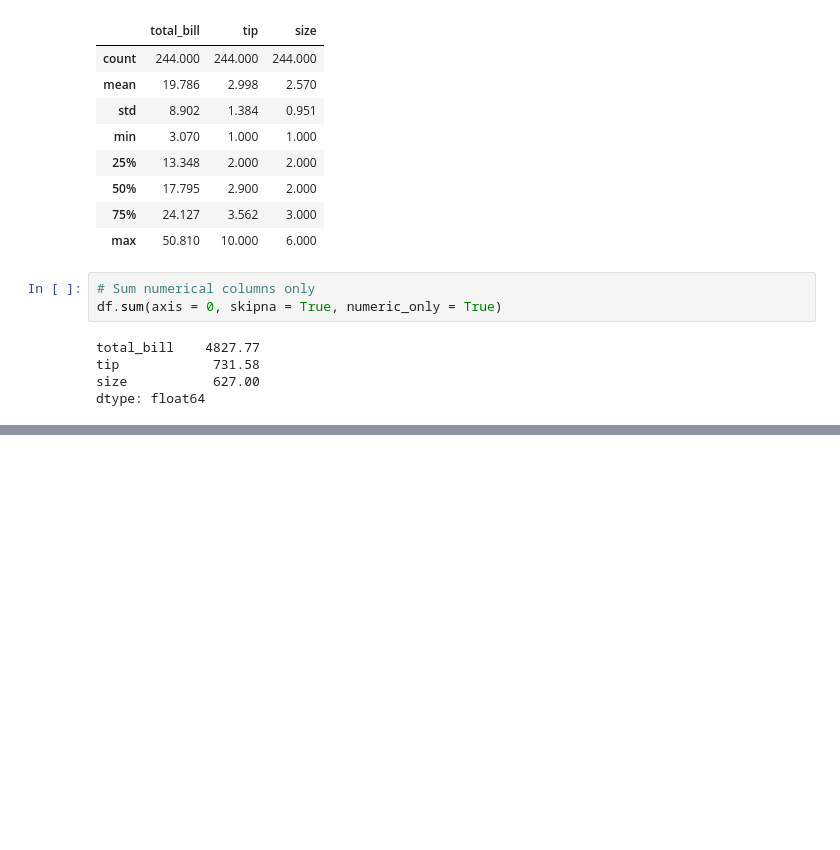
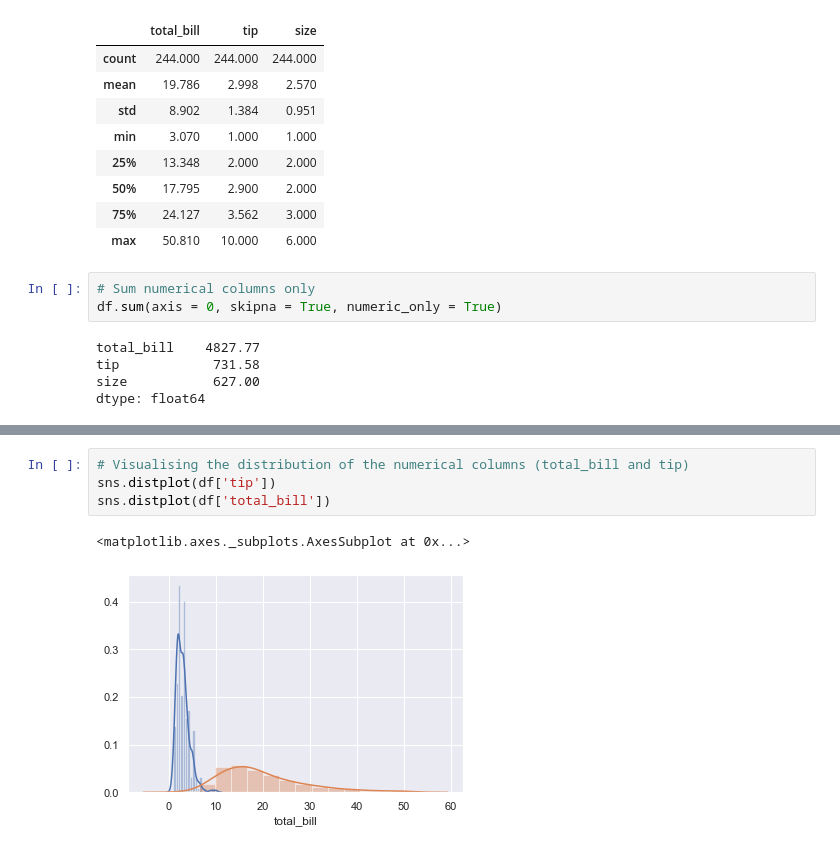
Before and after one commit to Pmcg1/FoDA_Project_2019, a Jupyter notebook: FoDA_Assessment_2019.ipynb, the cells around one changed output, grey strips where cells are left out. Cells and saved outputs as stored; diff of their text form; blank space fills up the shorter version.

```diff
--- a/FoDA_Assessment_2019.ipynb
+++ b/FoDA_Assessment_2019.ipynb
@@ -58,0 +92,7 @@ dtype: float64
+# %%
+# Visualising the distribution of the numerical columns (total_bill and tip)
+sns.distplot(df['tip'])
+sns.distplot(df['total_bill'])
+# %% [output]
+<matplotlib.axes._subplots.AxesSubplot at 0x...>
+[figure, added]
```
Also changed, not shown: parts of 8 cells of this notebook.
